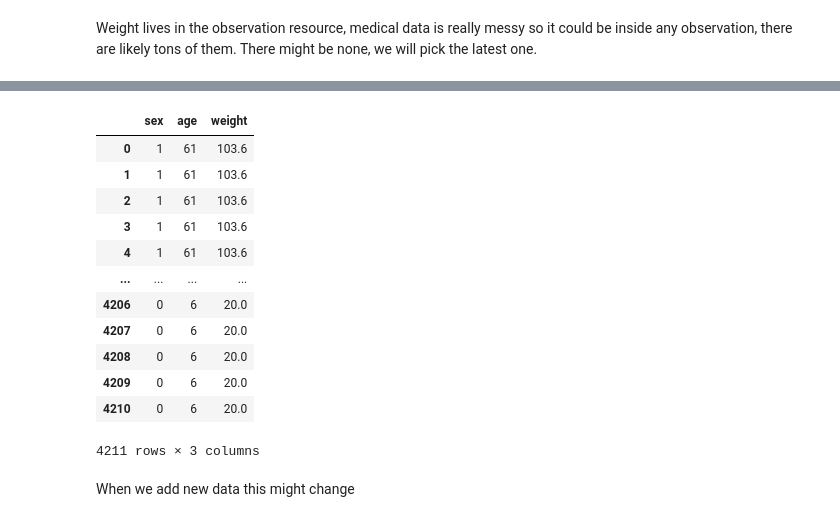
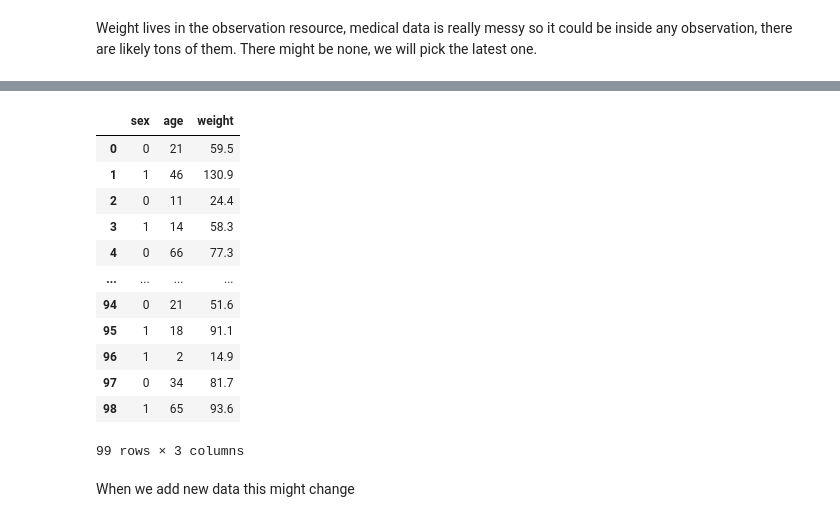
Before and after one commit to keace888/Medical-codes, a Jupyter notebook: Medical_codes.ipynb, the cells around one changed output, grey strips where cells are left out. Cells and saved outputs as stored; diff of their text form; code cells hidden in the pictures.

```diff
--- a/Medical_codes.ipynb
+++ b/Medical_codes.ipynb
@@ -153,46 +152,34 @@ get_latest_weight(json_dicts[0])
-# %%
-sex_list = []
-age_list = []
-weight_list = []
-display = []
-
-for patient_bundle in json_dicts:
-    # Assuming the patient resource is typically the first entry
-    patient_resource = patient_bundle['entry'][0]['resource']
-    patient_sex = patient_resource['gender']
-    patient_age = birthday_to_age(patient_resource['birthDate'])
-    patient_weight = get_latest_weight(patient_bundle)
-
-    # Iterate through entries to find MedicationRequests and add patient data for each
-    for entry in patient_bundle['entry']:
-        if entry['resource']['resourceType'] == "MedicationRequest":
-            #if entry['resource']['dosageInstruction'] != None:
-            #  print(entry['resource']['dosageInstruction'])
-            sex_list.append(0 if patient_sex == 'female' else 1)
-            age_list.append(patient_age)
-            weight_list.append(patient_weight)
-
-# Create a new DataFrame 'data' from the collected lists
-data = pd.DataFrame({
-    'sex': sex_list,
-    'age': age_list,
-    'weight': weight_list
-})
-data
-# %% [output]
-|  | sex | age | weight |
-| 0 | 1 | 61 | 103.6 |
-| 1 | 1 | 61 | 103.6 |
-| 2 | 1 | 61 | 103.6 |
-| 3 | 1 | 61 | 103.6 |
-| 4 | 1 | 61 | 103.6 |
-| ... | ... | ... | ... |
-| 4206 | 0 | 6 | 20.0 |
-| 4207 | 0 | 6 | 20.0 |
-| 4208 | 0 | 6 | 20.0 |
-| 4209 | 0 | 6 | 20.0 |
-| 4210 | 0 | 6 | 20.0 |
-4211 rows × 3 columns
+# %%
+sex = []
+age = []
+weight = []
+for patient in json_dicts:
+  weight.append(get_latest_weight(patient))
+  patient_sex = patient['entry'][0]['resource']['gender']
+  if patient_sex == 'female':
+    sex.append(0)
+  else:
+    sex.append(1)
+  age.append(birthday_to_age(patient['entry'][0]['resource']['birthDate']))
+
+data['age'] = age
+data['sex'] = sex
+data['weight'] = weight
+data
+# %% [output]
+|  | sex | age | weight |
+| 0 | 0 | 21 | 59.5 |
+| 1 | 1 | 46 | 130.9 |
+| 2 | 0 | 11 | 24.4 |
+| 3 | 1 | 14 | 58.3 |
+| 4 | 0 | 66 | 77.3 |
+| ... | ... | ... | ... |
+| 94 | 0 | 21 | 51.6 |
+| 95 | 1 | 18 | 91.1 |
+| 96 | 1 | 2 | 14.9 |
+| 97 | 0 | 34 | 81.7 |
+| 98 | 1 | 65 | 93.6 |
+99 rows × 3 columns
 # %% [markdown]
 When we add new data this might change
 # %%
```
Also changed, not shown: parts of 9 cells of this notebook.
